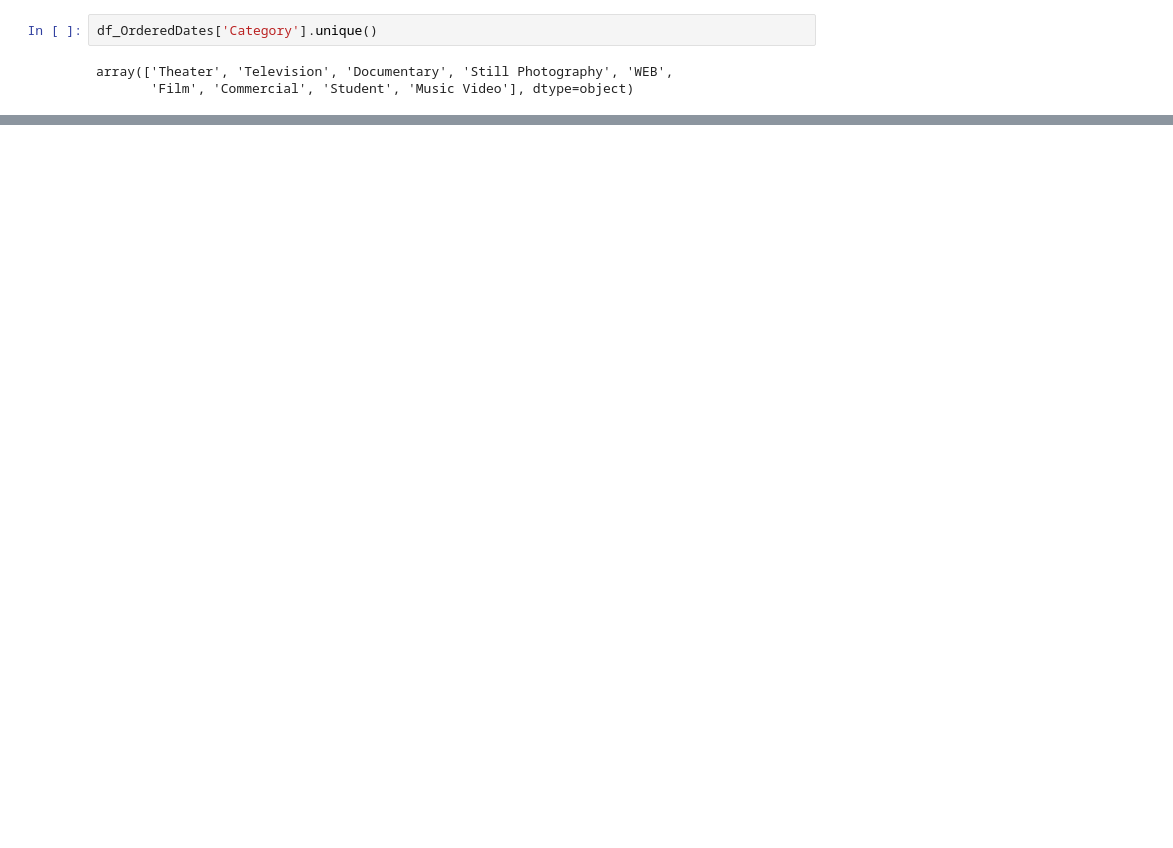
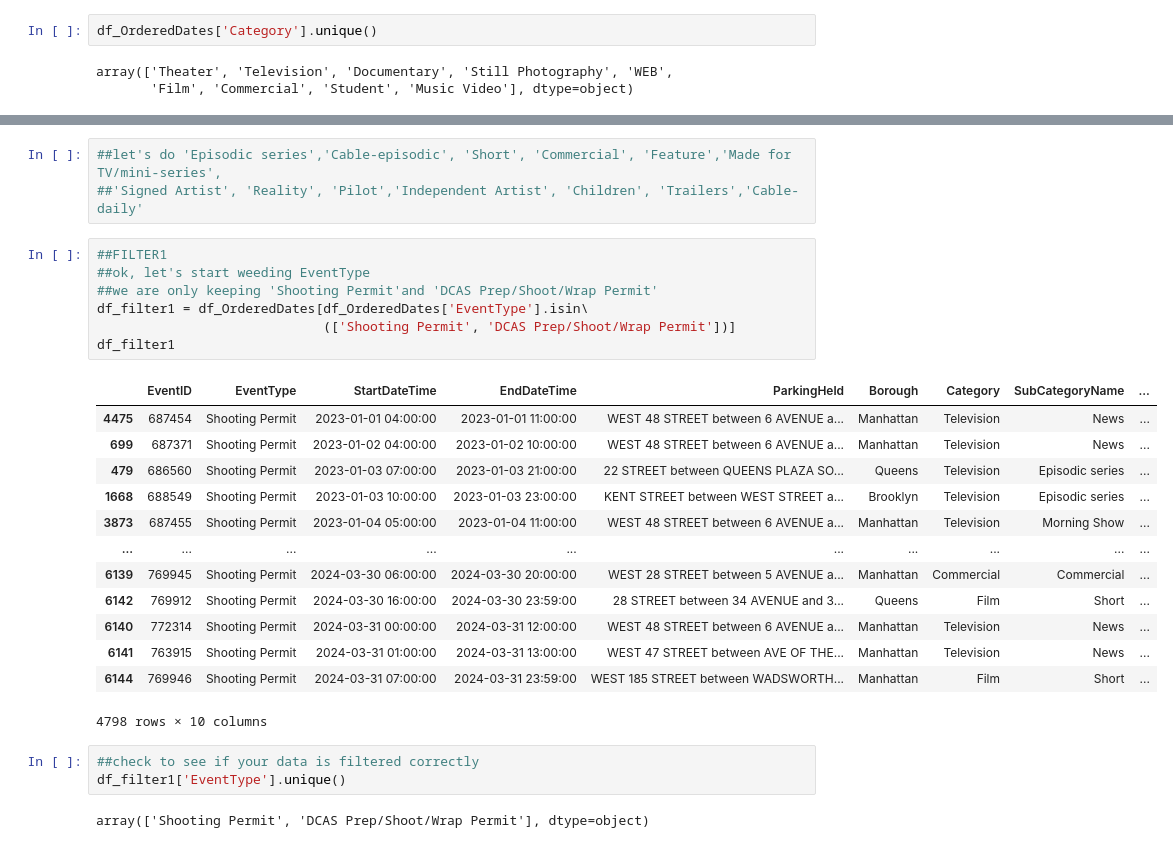
Before and after one commit to sajinashresthacoding/nyc-film-permits, a Jupyter notebook: 1st_DataExploration.ipynb, the cells around one changed output, grey strips where cells are left out. Drawn from its saved outputs; the diff is of its cells as text; blank space fills up the shorter version.

Commit message:
filtered data and saved it

```diff
--- a/1st_DataExploration.ipynb
+++ b/1st_DataExploration.ipynb
@@ -139,0 +154,29 @@ array(['Theater', 'Television', 'Documentary', 'Still Photography', 'WEB',
+# %%
+##let's do 'Episodic series','Cable-episodic', 'Short', 'Commercial', 'Feature','Made for TV/mini-series',
+##'Signed Artist', 'Reality', 'Pilot','Independent Artist', 'Children', 'Trailers','Cable-daily'
+# %%
+##FILTER1
+##ok, let's start weeding EventType
+##we are only keeping 'Shooting Permit'and 'DCAS Prep/Shoot/Wrap Permit'
+df_filter1 = df_OrderedDates[df_OrderedDates['EventType'].isin\
+                             (['Shooting Permit', 'DCAS Prep/Shoot/Wrap Permit'])]
+df_filter1
+# %% [output]
+|  | EventID | EventType | StartDateTime | EndDateTime | ParkingHeld | Borough | Category | SubCategoryName | ... |
+| 4475 | 687454 | Shooting Permit | 2023-01-01 04:00:00 | 2023-01-01 11:00:00 | WEST 48 STREET between 6 AVENUE a... | Manhattan | Television | News | ... |
+| 699 | 687371 | Shooting Permit | 2023-01-02 04:00:00 | 2023-01-02 10:00:00 | WEST 48 STREET between 6 AVENUE a... | Manhattan | Television | News | ... |
+| 479 | 686560 | Shooting Permit | 2023-01-03 07:00:00 | 2023-01-03 21:00:00 | 22 STREET between QUEENS PLAZA SO... | Queens | Television | Episodic series | ... |
+| 1668 | 688549 | Shooting Permit | 2023-01-03 10:00:00 | 2023-01-03 23:00:00 | KENT STREET between WEST STREET a... | Brooklyn | Television | Episodic series | ... |
+| 3873 | 687455 | Shooting Permit | 2023-01-04 05:00:00 | 2023-01-04 11:00:00 | WEST 48 STREET between 6 AVENUE a... | Manhattan | Television | Morning Show | ... |
+| ... | ... | ... | ... | ... | ... | ... | ... | ... | ... |
+| 6139 | 769945 | Shooting Permit | 2024-03-30 06:00:00 | 2024-03-30 20:00:00 | WEST 28 STREET between 5 AVENUE a... | Manhattan | Commercial | Commercial | ... |
+| 6142 | 769912 | Shooting Permit | 2024-03-30 16:00:00 | 2024-03-30 23:59:00 | 28 STREET between 34 AVENUE and 3... | Queens | Film | Short | ... |
+| 6140 | 772314 | Shooting Permit | 2024-03-31 00:00:00 | 2024-03-31 12:00:00 | WEST 48 STREET between 6 AVENUE a... | Manhattan | Television | News | ... |
+| 6141 | 763915 | Shooting Permit | 2024-03-31 01:00:00 | 2024-03-31 13:00:00 | WEST 47 STREET between AVE OF THE... | Manhattan | Television | News | ... |
+| 6144 | 769946 | Shooting Permit | 2024-03-31 07:00:00 | 2024-03-31 23:59:00 | WEST 185 STREET between WADSWORTH... | Manhattan | Film | Short | ... |
+4798 rows × 10 columns
+# %%
+##check to see if your data is filtered correctly
+df_filter1['EventType'].unique()
+# %% [output]
+array(['Shooting Permit', 'DCAS Prep/Shoot/Wrap Permit'], dtype=object)
```
Also changed, not shown: parts of 10 cells of this notebook.
